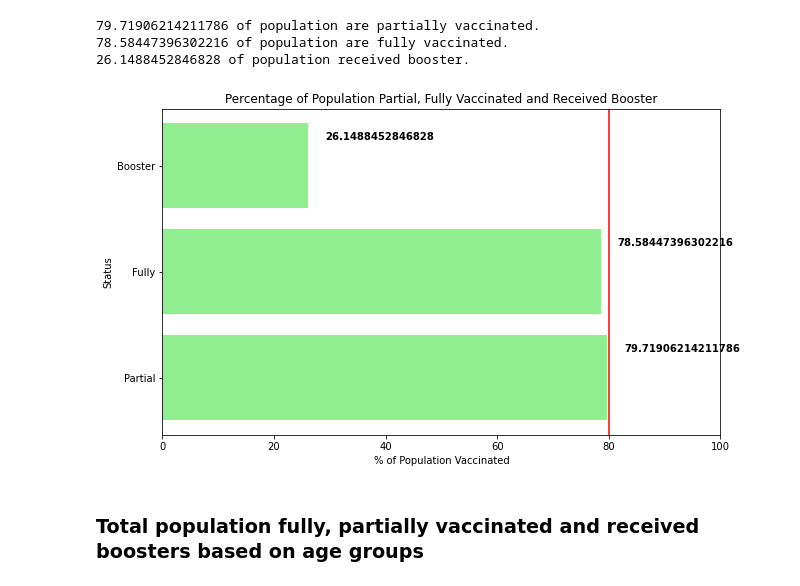
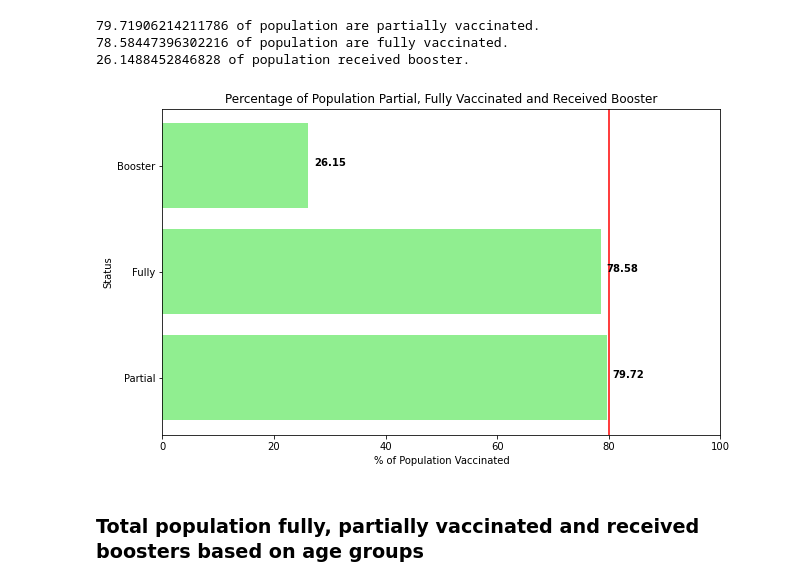
Before and after one commit to Karmen-Tee/covid19-public, a Jupyter notebook: Descriptive Analysis.ipynb, the cells around one changed output. Saved outputs shown, nothing was run; the diff lists cells and outputs as text; code cells hidden in the pictures.

```diff
--- a/Descriptive Analysis.ipynb
+++ b/Descriptive Analysis.ipynb
@@ -294,32 +294,33 @@ print(perc_boost, 'of population received booster.')
 79.71906214211786 of population are partially vaccinated.
 78.58447396302216 of population are fully vaccinated.
 26.1488452846828 of population received booster.
-# %%
-# Plot a graph to visualize
-
-fig, ax = plt.subplots(1,1,figsize=(10,6))
-group = ['Partial','Fully','Booster']
-percentage = [perc_pvax, perc_fvax, perc_boost]
-
-# Plot horizontal bar chart with the range of x-axis defined
-plt.barh(group, percentage, color= 'lightgreen')
-plt.xlim([0,100])
-
-# Add x-axis, y-axis, and title
-plt.xlabel('% of Population Vaccinated')
-plt.ylabel('Status')
-plt.title('Percentage of Population Partial, Fully Vaccinated and Received Booster')
-
-# Add a vertical line at 80% (targeted immunization rate)
-plt.axvline(x = 80, color = 'r')
-
-# Add value labels to each bar
-for i, v in enumerate(percentage):
-    ax.text(v + 3, i + .25, str(v), color='black', fontweight='bold')
-
-plt.show()
-# %% [output]
-[figure, removed]
+# %%
+# Plot a graph to visualize
+
+# Set figure size, varaibles to plot
+fig, ax = plt.subplots(1,1,figsize=(10,6))
+group = ['Partial','Fully','Booster']
+percentage = [perc_pvax, perc_fvax, perc_boost]
+
+# Plot horizontal bar chart with the range of x-axis defined
+plt.barh(group, percentage, color= 'lightgreen')
+plt.xlim([0,100])
+
+# Add x-axis, y-axis, and title
+plt.xlabel('% of Population Vaccinated')
+plt.ylabel('Status')
+plt.title('Percentage of Population Partial, Fully Vaccinated and Received Booster')
+
+# Add a vertical line at 80% (targeted immunization rate)
+plt.axvline(x = 80, color = 'r')
+
+# Add value labels to each bar
+for index, value in enumerate(percentage):
+    plt.text(value+1, index, str(round(value, 2)), fontweight='bold')
+
+plt.show()
+# %% [output]
+[figure, added]
 # %% [markdown]
 ### Total population fully, partially vaccinated and received boosters based on age groups
 # %%
```
Also changed, not shown: parts of 63 cells of this notebook.
